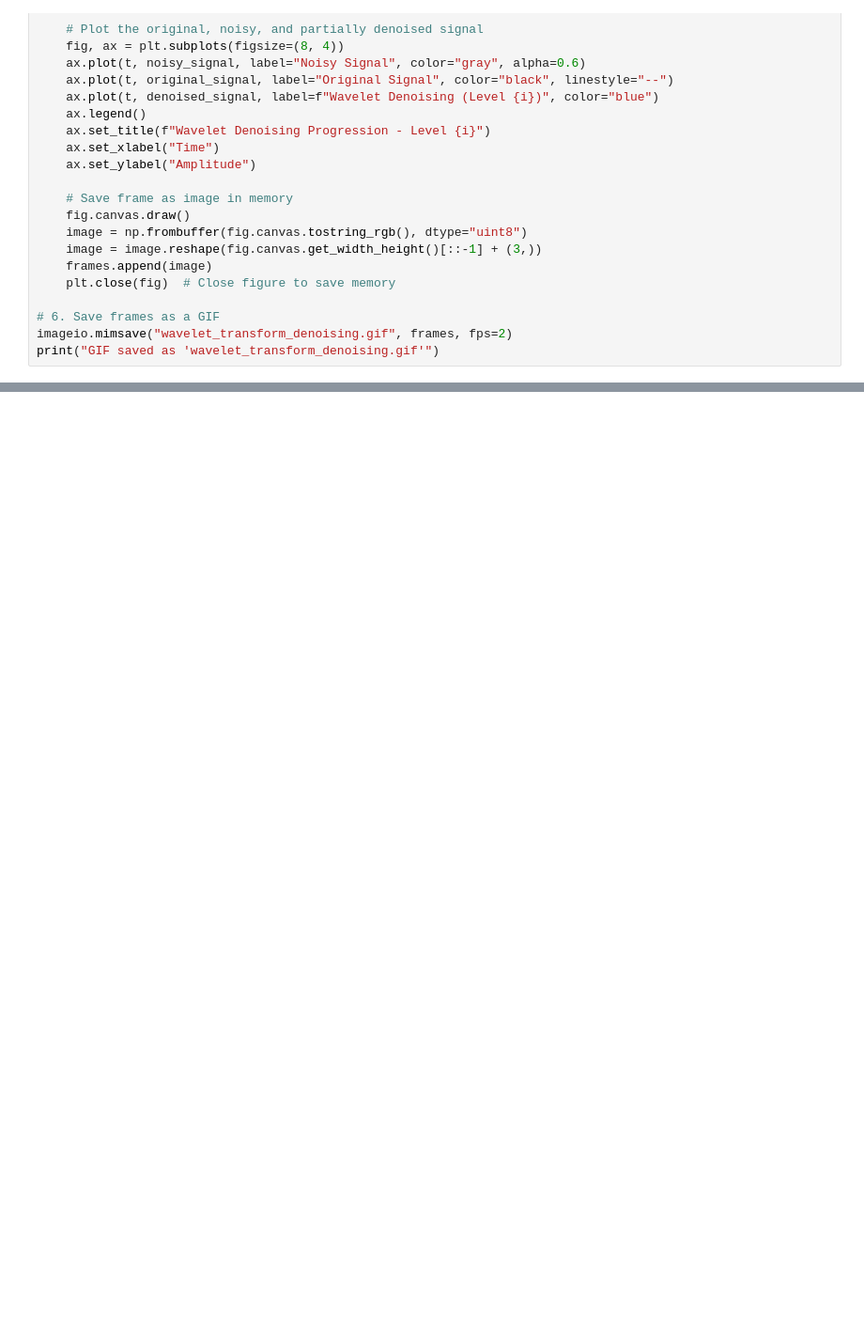
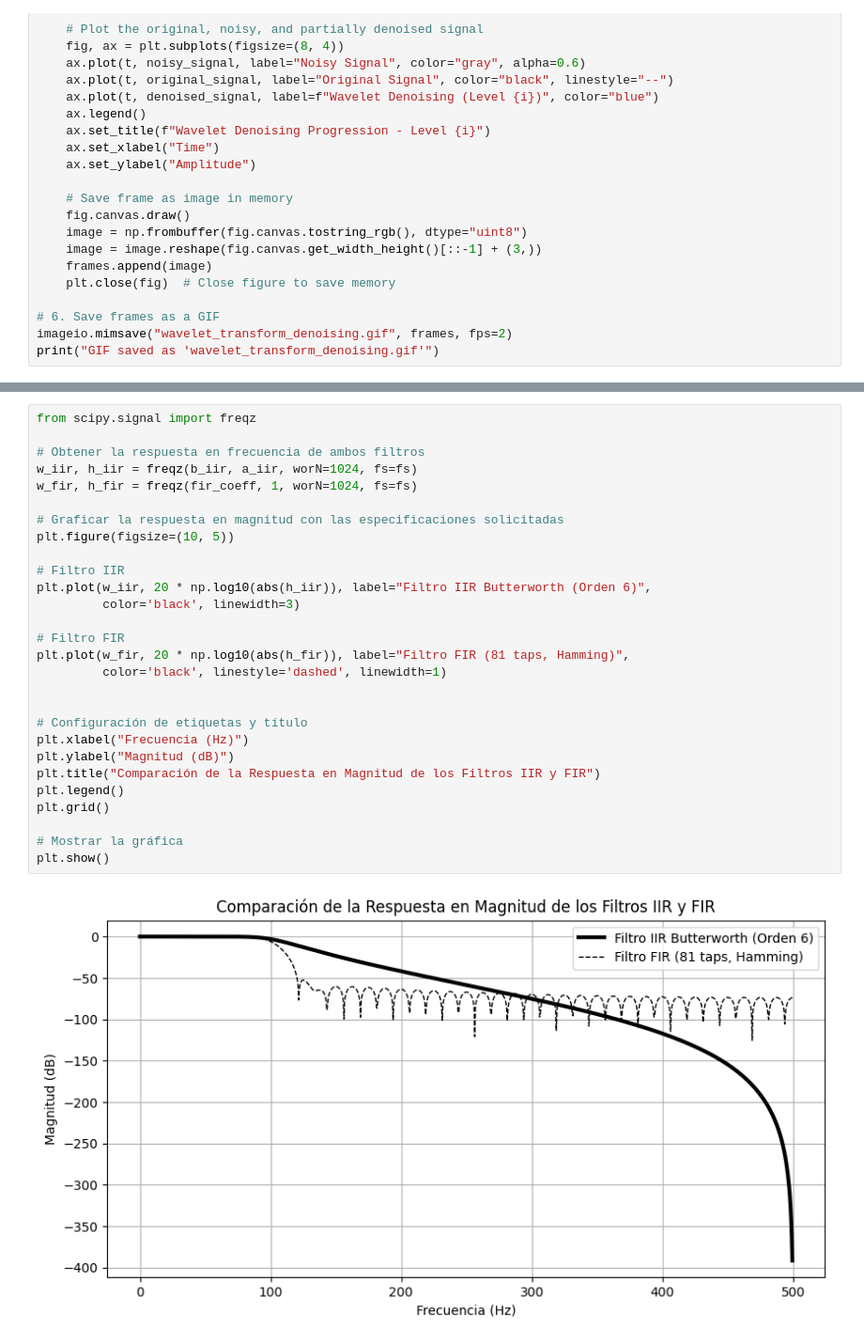
Before and after one commit to PabloCaicedoR/pablocaicedor.github.io, a Jupyter notebook: codigo/preparing_slides.ipynb, the cells around one changed output, grey strips where cells are left out. Shown at 94% size. Drawn from its saved outputs; the diff is of its cells as text; blank space fills up the shorter version.

```diff
--- a/codigo/preparing_slides.ipynb
+++ b/codigo/preparing_slides.ipynb
@@ -831,0 +913,30 @@ print(lista)
+# %%
+from scipy.signal import freqz
+
+# Obtener la respuesta en frecuencia de ambos filtros
+w_iir, h_iir = freqz(b_iir, a_iir, worN=1024, fs=fs)
+w_fir, h_fir = freqz(fir_coeff, 1, worN=1024, fs=fs)
+
+# Graficar la respuesta en magnitud con las especificaciones solicitadas
+plt.figure(figsize=(10, 5))
+
+# Filtro IIR
+plt.plot(w_iir, 20 * np.log10(abs(h_iir)), label="Filtro IIR Butterworth (Orden 6)",
+         color='black', linewidth=3)
+
+# Filtro FIR
+plt.plot(w_fir, 20 * np.log10(abs(h_fir)), label="Filtro FIR (81 taps, Hamming)",
+         color='black', linestyle='dashed', linewidth=1)
+
+
+# Configuración de etiquetas y título
+plt.xlabel("Frecuencia (Hz)")
+plt.ylabel("Magnitud (dB)")
+plt.title("Comparación de la Respuesta en Magnitud de los Filtros IIR y FIR")
+plt.legend()
+plt.grid()
+
+# Mostrar la gráfica
+plt.show()
+# %% [output]
+[figure, added]
```
Also changed, not shown: parts of 20 cells of this notebook, 24 other files.
